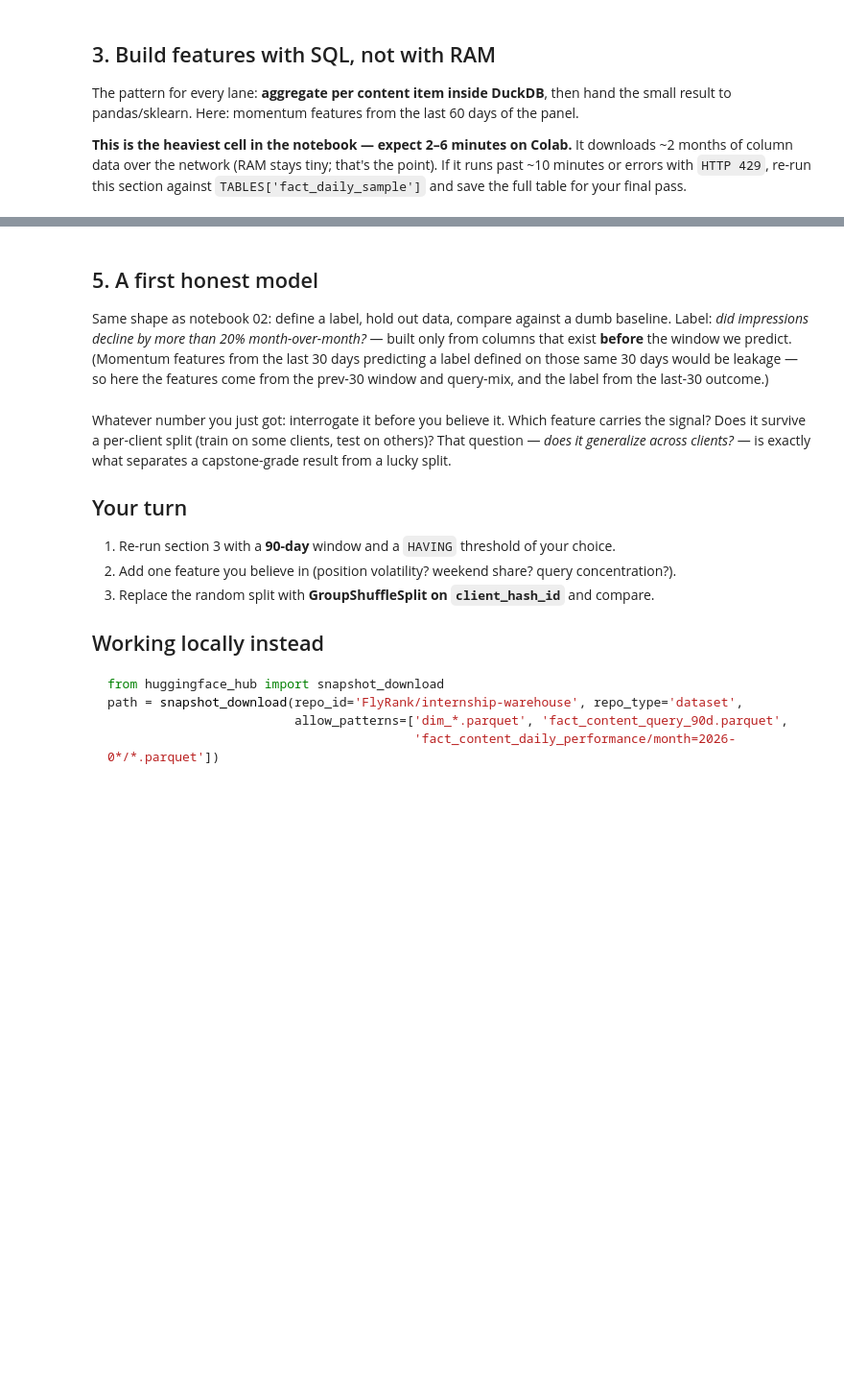
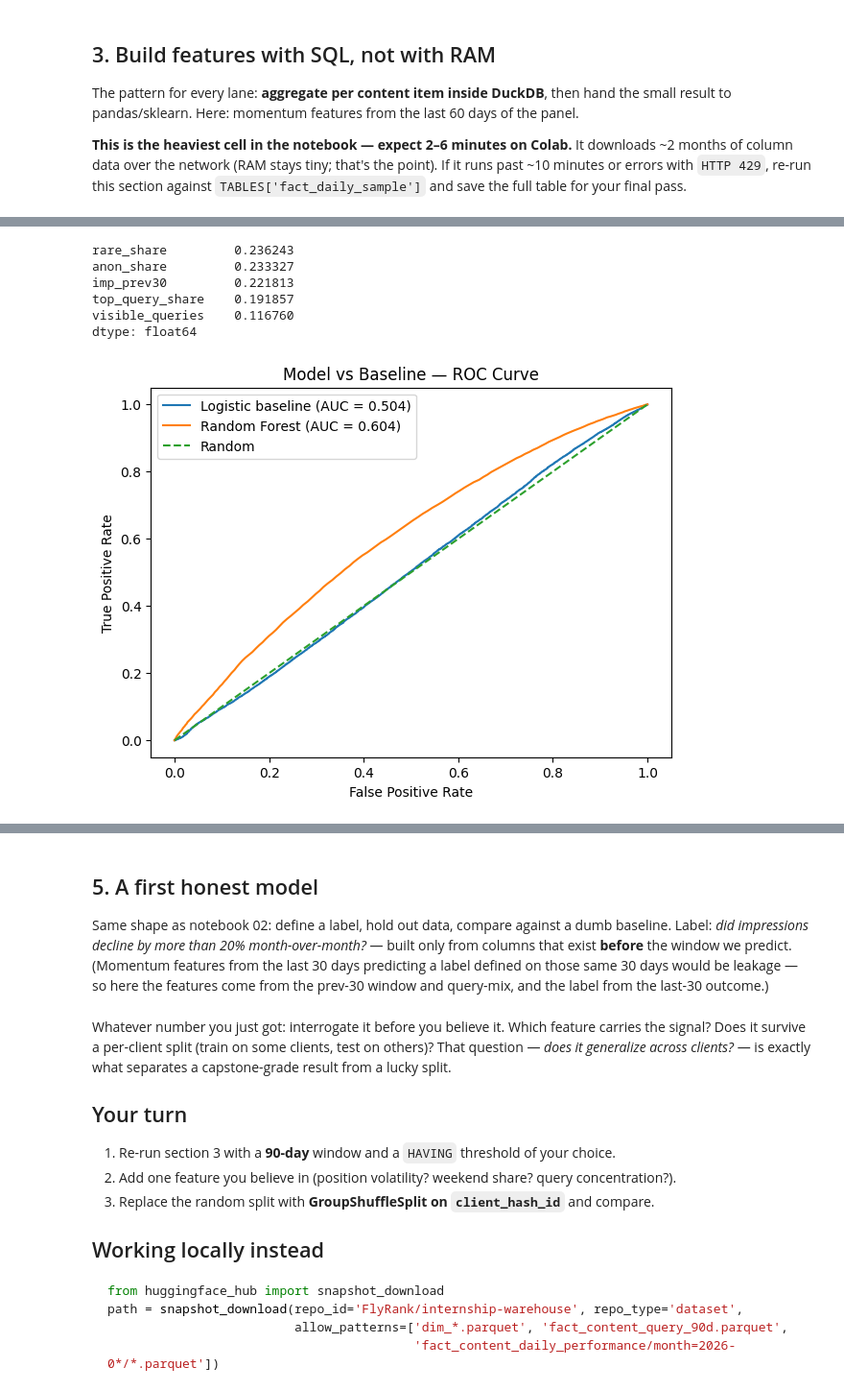
Before and after one commit to farankhandev/flyrank-ml-internship, a Jupyter notebook: notebooks/03_working_with_the_full_release.ipynb, the cells around one changed output, grey strips where cells are left out. Shown at 96% size. Saved outputs shown, nothing was run; the diff lists cells and outputs as text; code cells hidden in the pictures; blank space fills up the shorter version.

Commit message:
Clean full-release notebook and finalize analysis artifacts

```diff
--- a/notebooks/03_working_with_the_full_release.ipynb
+++ b/notebooks/03_working_with_the_full_release.ipynb
@@ -119,0 +223,18 @@ data.head()
+# %%
+data['is_declining'] = (
+    data['imp_last30'] < 0.8 * data['imp_prev30']
+).astype(int)
+
+feature_cols = [
+    'imp_prev30',
+    'visible_queries',
+    'rare_share',
+    'anon_share',
+    'top_query_share'
+]
+
+model_data = data.dropna(subset=feature_cols).copy()
+
+print(f"Rows available for modeling: {len(model_data):,}")
+print(f"Declining pages: {model_data['is_declining'].sum():,}")
+print(f"Declining rate: {model_data['is_declining'].mean():.1%}")
@@ -119,0 +368,58 @@ data.head()
+# %%
+import pandas as pd
+
+importance = (
+    pd.Series(model.feature_importances_, index=feature_cols)
+    .sort_values(ascending=False)
+)
+
+print(importance)
+# %% [output]
+rare_share         0.236243
+anon_share         0.233327
+imp_prev30         0.221813
+top_query_share    0.191857
+visible_queries    0.116760
+dtype: float64
+# %%
+import matplotlib.pyplot as plt
+from sklearn.metrics import roc_curve, roc_auc_score
+
+baseline_fpr, baseline_tpr, _ = roc_curve(y_test, baseline_prob)
+model_fpr, model_tpr, _ = roc_curve(y_test, prob)
+
+plt.figure(figsize=(7, 5))
+
+plt.plot(
+    baseline_fpr,
+    baseline_tpr,
+    label=f"Logistic baseline (AUC = {roc_auc_score(y_test, baseline_prob):.3f})"
+)
+
+plt.plot(
+    model_fpr,
+    model_tpr,
+    label=f"Random Forest (AUC = {roc_auc_score(y_test, prob):.3f})"
+)
+
+plt.plot(
+    [0, 1],
+    [0, 1],
+    linestyle="--",
+    label="Random"
+)
+
+plt.xlabel("False Positive Rate")
+plt.ylabel("True Positive Rate")
+plt.title("Model vs Baseline — ROC Curve")
+plt.legend()
+
+plt.savefig(
+    "paper_artifacts/roc_curve.png",
+    dpi=200,
+    bbox_inches="tight"
+)
+
+plt.show()
+# %% [output]
+[figure, added]
```
Also changed, not shown: parts of 21 cells of this notebook.
